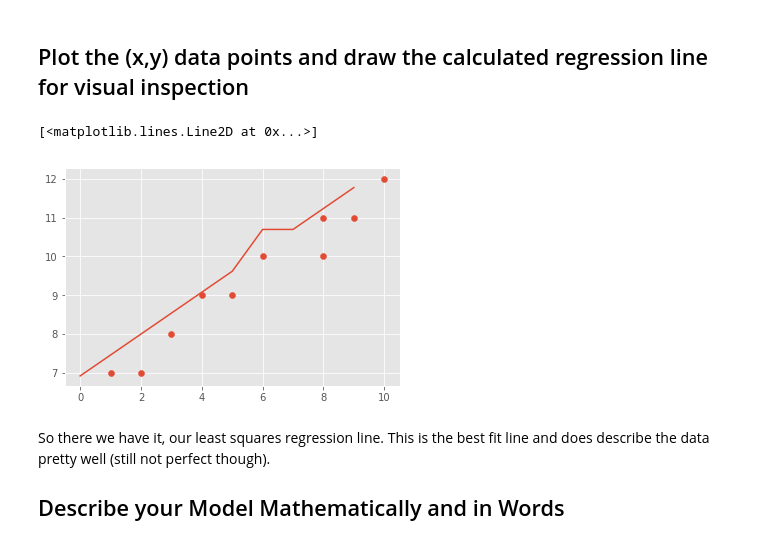
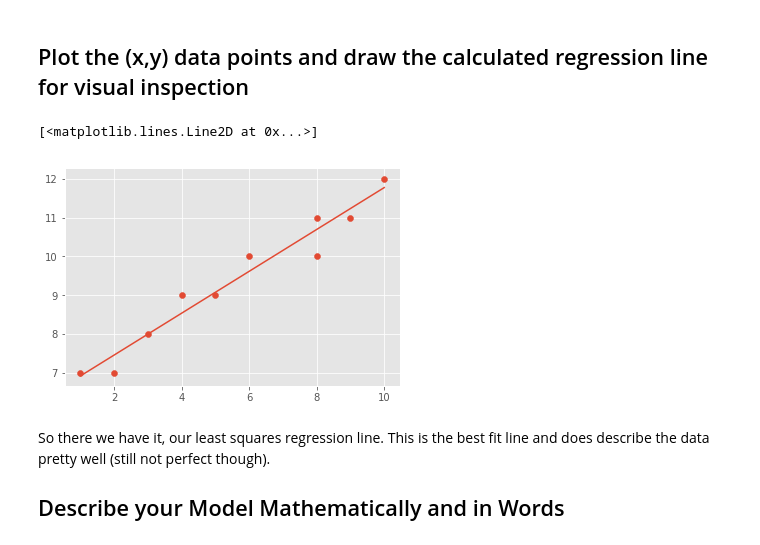
Before and after one commit to keita-dc/dsc-simple-linear-regression-lab-dc-ds-060319, a Jupyter notebook: index.ipynb, the cells around one changed output. Drawn from its saved outputs; the diff is of its cells as text; code cells hidden in the pictures.

```diff
--- a/index.ipynb
+++ b/index.ipynb
@@ -124,10 +124,10 @@ regression_line = reg_line(m,c,X)
 # %%
 # Plot data and regression line
 plt.scatter(X, Y)
-plt.plot(regression_line)
+plt.plot(X, regression_line)
 # %% [output]
 [<matplotlib.lines.Line2D at 0x...>]
-[figure, old version]
+[figure, new version]
 # %% [markdown]
 So there we have it, our least squares regression line. This is the best fit line and does describe the data pretty well (still not perfect though).
 
```
